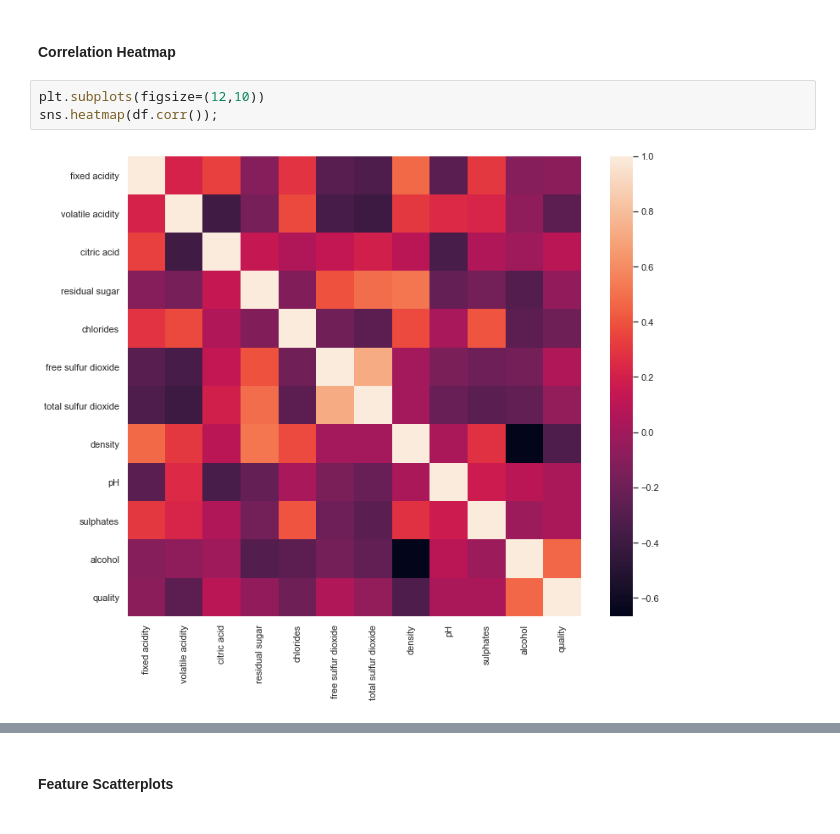
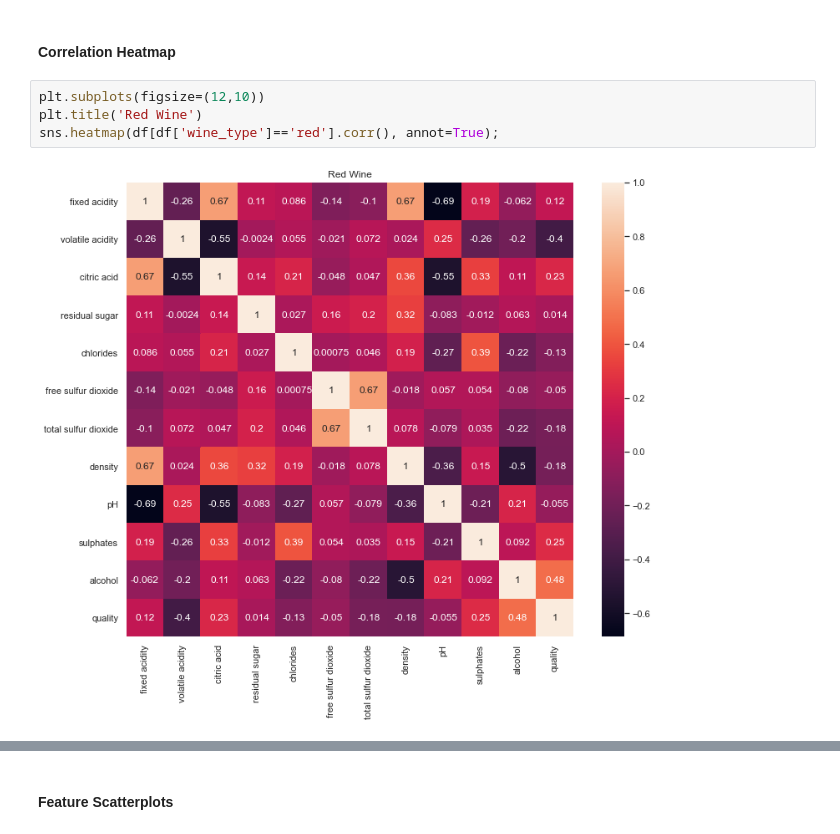
Before and after one commit to clementchen163/Wine-Quality, a Jupyter notebook: 2. EDA/Wine Quality EDA.ipynb, the cells around one changed output, grey strips where cells are left out. Saved outputs shown, nothing was run; the diff lists cells and outputs as text.

```diff
--- a/2. EDA/Wine Quality EDA.ipynb
+++ b/2. EDA/Wine Quality EDA.ipynb
@@ -155,6 +157,7 @@ There doesn't seem to be any obvious errors.
 #### Correlation Heatmap
 # %%
 plt.subplots(figsize=(12,10))
-sns.heatmap(df.corr());
+plt.title('Red Wine')
+sns.heatmap(df[df['wine_type']=='red'].corr(), annot=True);
 # %% [output]
-[figure, old version]
+[figure, new version]
```
Also changed, not shown: parts of 9 cells of this notebook, 53 other files.
